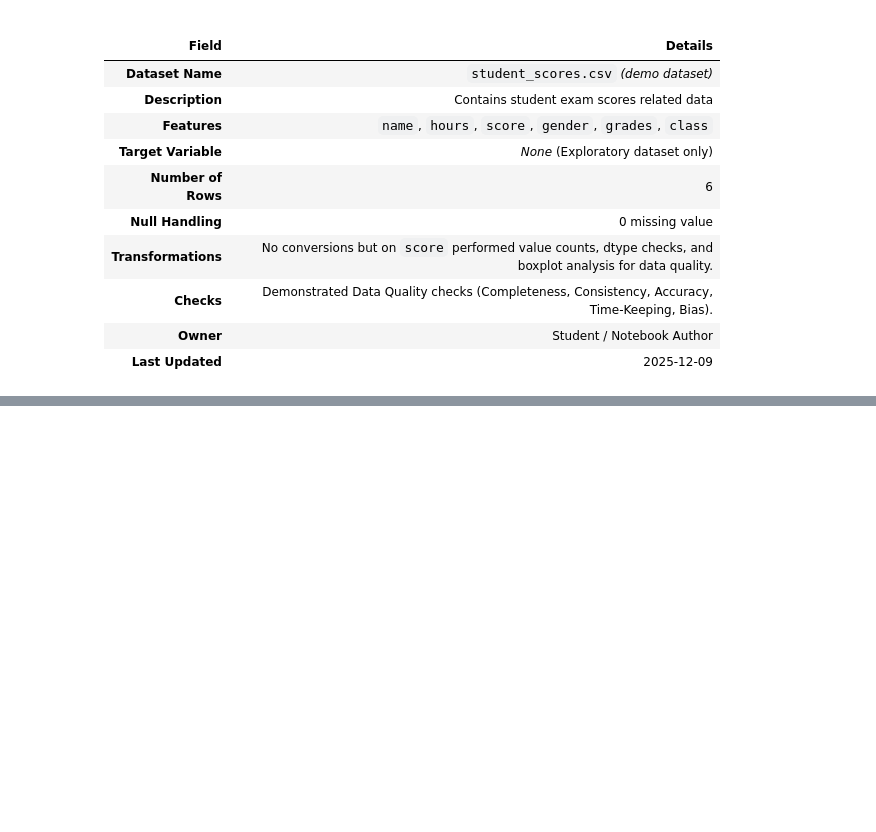
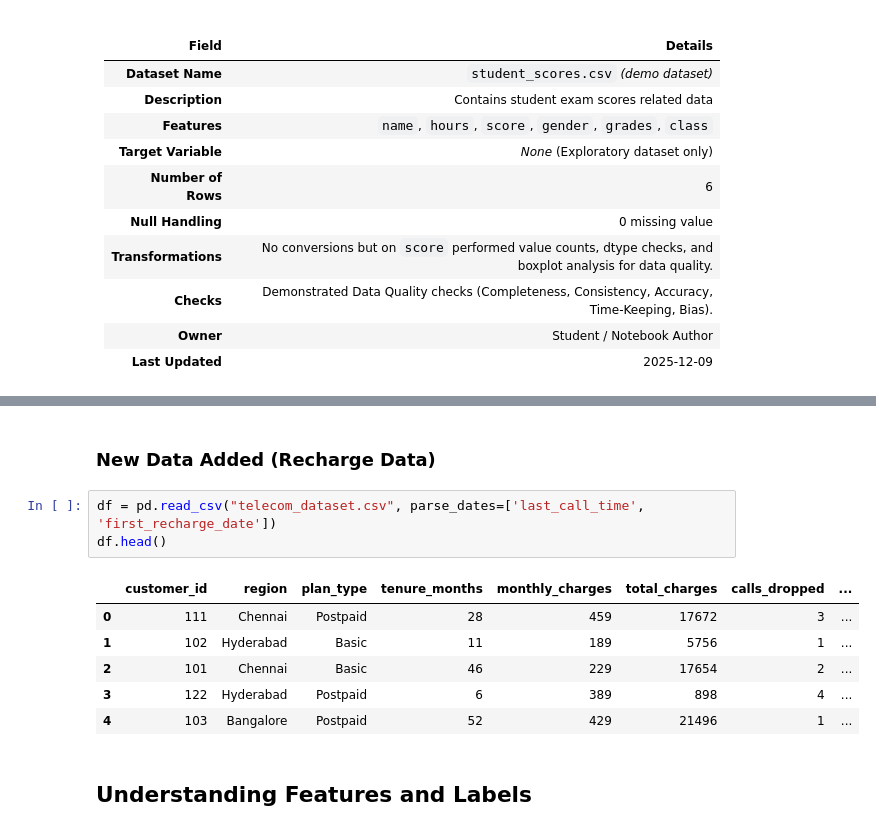
Before and after one commit to Vedant-Manjrekar/MLE_Prac_Codes, a Jupyter notebook: MLE_prac1.ipynb, the cells around one changed output, grey strips where cells are left out. Drawn from its saved outputs; the diff is of its cells as text; blank space fills up the shorter version.

```diff
--- a/MLE_prac1.ipynb
+++ b/MLE_prac1.ipynb
@@ -258,0 +289,14 @@ Name: proportion, dtype: float64
+# %% [markdown]
+### New Data Added (Recharge Data)
+# %%
+df = pd.read_csv("telecom_dataset.csv", parse_dates=['last_call_time', 'first_recharge_date'])
+df.head()
+# %% [output]
+|  | customer_id | region | plan_type | tenure_months | monthly_charges | total_charges | calls_dropped | ... |
+| 0 | 111 | Chennai | Postpaid | 28 | 459 | 17672 | 3 | ... |
+| 1 | 102 | Hyderabad | Basic | 11 | 189 | 5756 | 1 | ... |
+| 2 | 101 | Chennai | Basic | 46 | 229 | 17654 | 2 | ... |
+| 3 | 122 | Hyderabad | Postpaid | 6 | 389 | 898 | 4 | ... |
+| 4 | 103 | Bangalore | Postpaid | 52 | 429 | 21496 | 1 | ... |
+# %% [markdown]
+## Understanding Features and Labels
```
Also changed, not shown: parts of 14 cells of this notebook, 2 other files.
